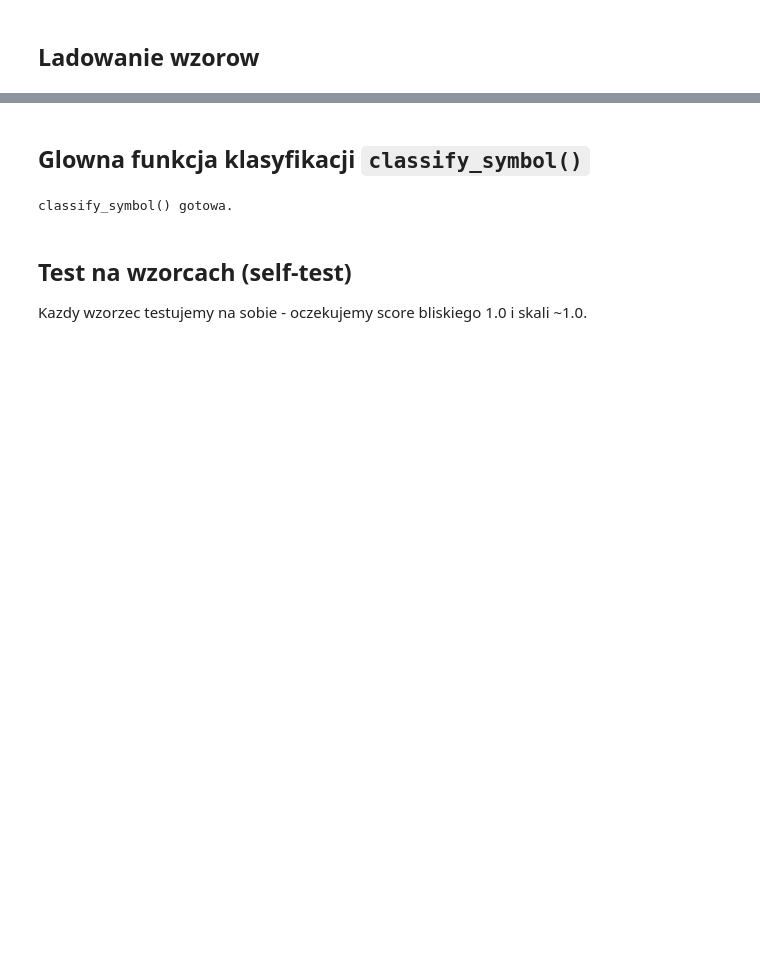
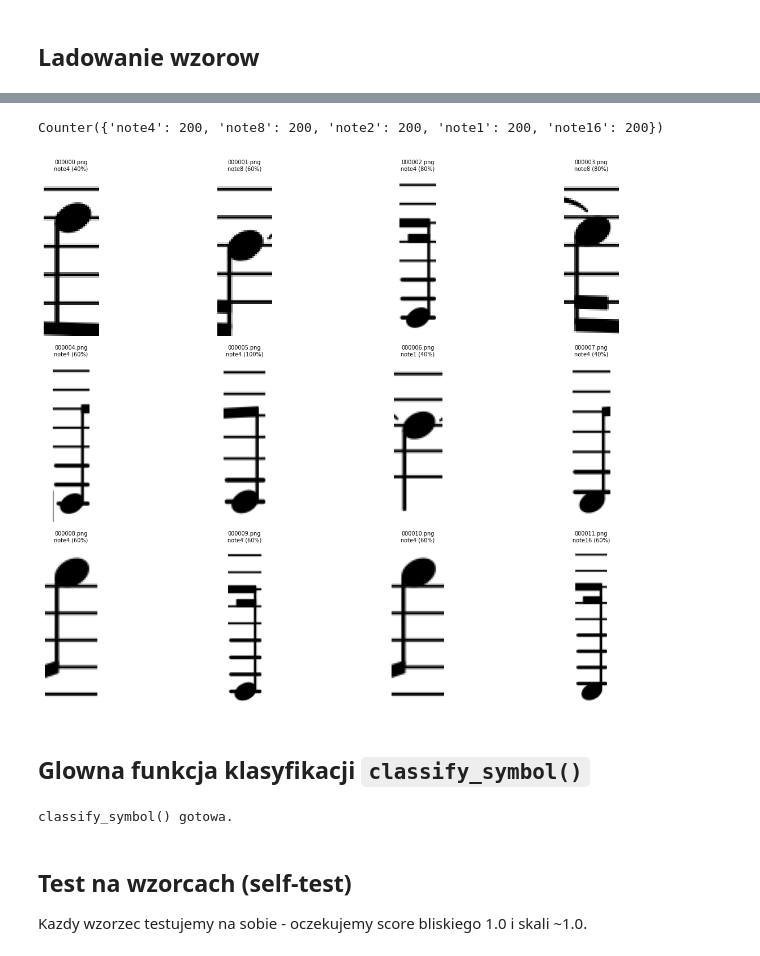
Before and after one commit to MateuszBielowka/OMR-classic-vs-deep-comparison, a Jupyter notebook: classical_recognition/ght_classification.ipynb, the cells around one changed output, grey strips where cells are left out. Cells and saved outputs as stored; diff of their text form; code cells hidden in the pictures; blank space fills up the shorter version.

```diff
--- a/classical_recognition/ght_classification.ipynb
+++ b/classical_recognition/ght_classification.ipynb
@@ -85,3 +142,73 @@ Zaladowano 42 wzorow.
+# %%
+def hu_moments(img, remove_lines=True):
+    if remove_lines:
+        img = remove_staff_lines(img)  # Twoja funkcja z fill_thresh=0.80
+    coords = cv2.findNonZero(img)
+    if coords is None:
+        return None
+    x, y, w, h = cv2.boundingRect(coords)
+    cropped = img[y:y+h, x:x+w]
+    m = cv2.moments(cropped)
+    hu = cv2.HuMoments(m).flatten()
+    return -np.sign(hu) * np.log10(np.abs(hu) + 1e-10)
+
+
+# Zbuduj bazę danych momentów ze zbioru treningowego
+import pandas as pd
+from pathlib import Path
+
+df      = pd.read_csv('../data/note_dataset/notes/labels.csv')
+img_dir = Path('../data/note_dataset/notes/images')
+N_PER_CLASS = 200
+db_moments = []
+for note_type in df['note_type'].unique():
+    subset = df[df['note_type'] == note_type].sample(
+        min(N_PER_CLASS, len(df[df['note_type'] == note_type])),
+        random_state=42
+    )
+    for _, row in subset.iterrows():
+        img = cv2.imread(str(img_dir / row['id']), cv2.IMREAD_GRAYSCALE)
+        if img is None: continue
+        hu = hu_moments(img)
+        if hu is not None:
+            db_moments.append((hu, note_type))
+
+from collections import Counter
+print(Counter(lbl for _, lbl in db_moments))
+
+
+# Klasyfikacja przez k-NN (k=5) na momentach
+def classify_by_hu(query_img, db_moments, k=5):
+    """Klasyfikuj przez k-NN na momentach Hu."""
+    q_hu = hu_moments(query_img)
+    if q_hu is None:
+        return None, 0.0
+
+    dists = [(np.linalg.norm(q_hu - m), lbl) for m, lbl in db_moments]
+    dists.sort(key=lambda x: x[0])
+
+    # Głosowanie k najbliższych
+    from collections import Counter
+    votes = Counter(lbl for _, lbl in dists[:k])
+    best_label, best_count = votes.most_common(1)[0]
+    confidence = best_count / k
+    return best_label, confidence
+
+
+# Test na kilku obrazach
+test_paths = sorted(Path('../data/note_dataset/notes/images').glob('*.png'))[:12]
+fig, axes = plt.subplots(3, 4, figsize=(14, 10))
+for ax, path in zip(axes.flatten(), test_paths):
+    img = cv2.imread(str(path), cv2.IMREAD_GRAYSCALE)
+    label, conf = classify_by_hu(img, db_moments)
+    ax.imshow(img, cmap='gray')
+    ax.set_title(f'{path.name}\n{label} ({conf:.0%})', fontsize=7)
+    ax.axis('off')
+plt.tight_layout()
+plt.show()
+# %% [output]
+Counter({'note4': 200, 'note8': 200, 'note2': 200, 'note1': 200, 'note16': 200})
+[figure, added]
 # %% [markdown]
 ## Glowna funkcja klasyfikacji `classify_symbol()`
 # %%
```
Also changed, not shown: parts of 16 cells of this notebook, 5 other files.
